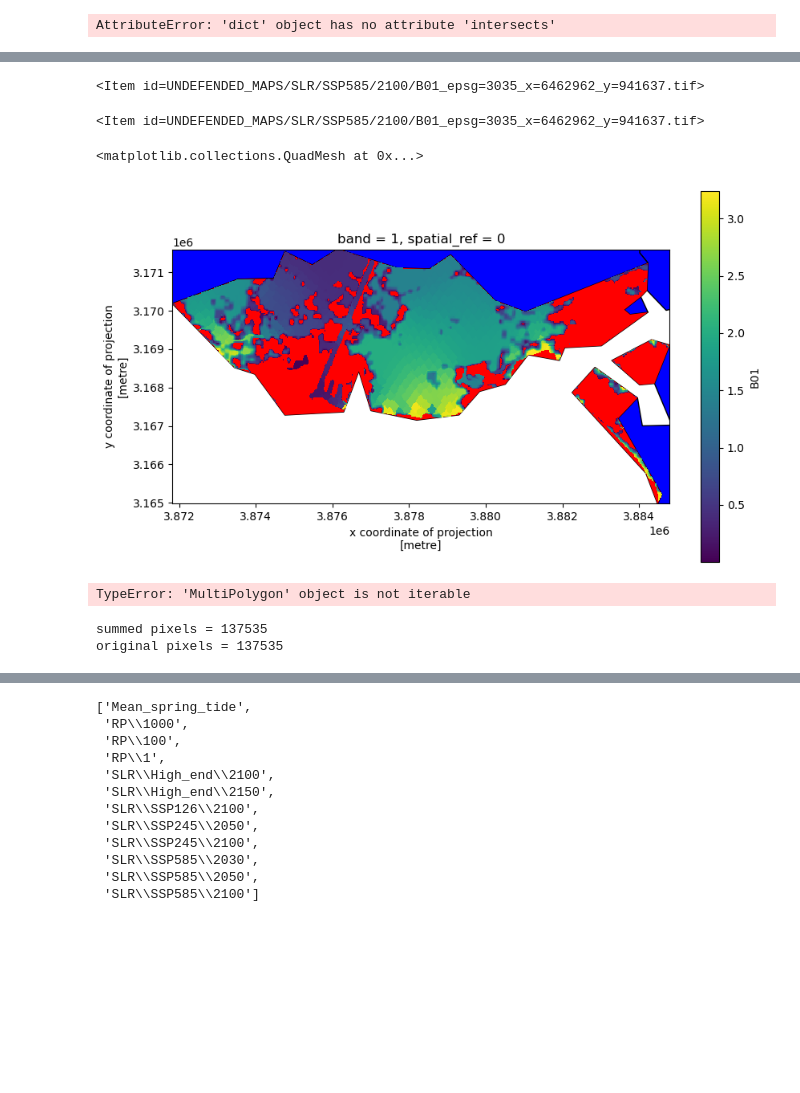
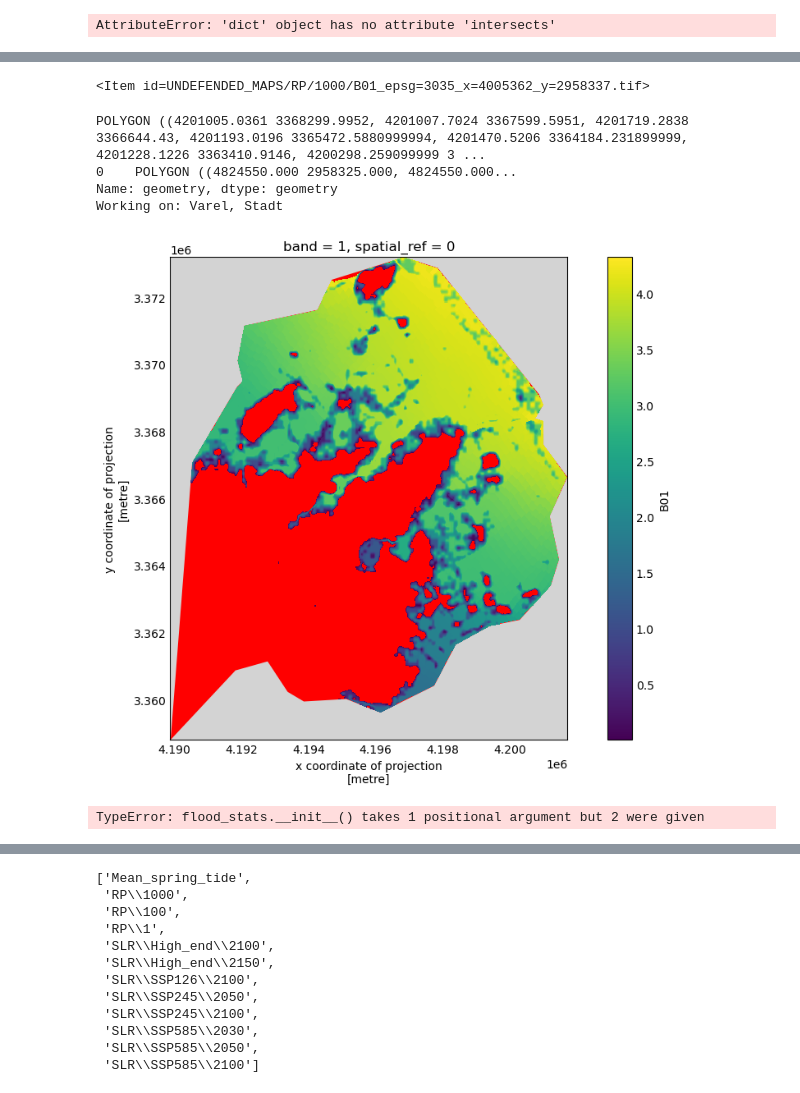
Before and after one commit to openearth/coclico-workbench, a Jupyter notebook: notebooks/POC_cfhp.ipynb, the cells around one changed output, grey strips where cells are left out. Saved outputs shown, nothing was run; the diff lists cells and outputs as text; code cells hidden in the pictures; blank space fills up the shorter version.

```diff
--- a/notebooks/POC_cfhp.ipynb
+++ b/notebooks/POC_cfhp.ipynb
@@ -46,7 +47,3 @@ catalog = pystac_client.Client.open(
     "https://storage.googleapis.com/coclico-data-public/coclico/coclico-stac-cfhp/catalog.json"
 )
 collection = catalog.get_child(id = 'cfhp')
-# %%
-item = pystac.Item.from_file('https://storage.googleapis.com/coclico-data-public/coclico/coclico-stac-cfhp/cfhp/items/UNDEFENDED_MAPS/RP/1000/B01_epsg%3D3035_x%3D2366962_y%3D3777262.json')
-ds = rio.open_rasterio(item.assets['band_data'].href)
-ds
@@ -65,7 +60,7 @@ lau_data = gpd.read_file(lau_fp)
 lau_NL = lau_data.loc[lau_data["CNTR_CODE"] == "NL"]
 
 # Select one for testing
-lau = lau_data.loc[lau_data["LAU_NAME"] == "Vlissingen"]
+lau = lau_data.loc[lau_data["LAU_NAME"] == "Varel, Stadt"]
 
 lau.plot()
 # %% [output]
@@ -82,7 +77,7 @@ AttributeError: 'dict' object has no attribute 'intersects'
 # %%
 for i, item in enumerate(collection.get_all_items()):
 
-    if "UNDEFENDED_MAPS/RP/1000/B01_epsg=3035_x=3186162_y=2958337.tif" in item.id:
+    if "UNDEFENDED_MAPS/RP/1000/B01_epsg=3035_x=4005362_y=2958337.tif" in item.id:
         print(item.id)
         print(i)
         break
@@ -95,63 +90,95 @@ from shapely.geometry import shape
 cur_item_geom = gpd.GeoDataFrame(geometry=[shape(item.geometry)])
 
 [item_geom] = item.properties['proj:geometry']['coordinates']
-# %% [output]
-<Item id=UNDEFENDED_MAPS/SLR/SSP585/2100/B01_epsg=3035_x=6462962_y=941637.tif>
 # %%
 item
 # %% [output]
-<Item id=UNDEFENDED_MAPS/SLR/SSP585/2100/B01_epsg=3035_x=6462962_y=941637.tif>
+<Item id=UNDEFENDED_MAPS/RP/1000/B01_epsg=3035_x=4005362_y=2958337.tif>
 # %%
 item_test = gpd.GeoDataFrame(geometry = [shapely.Polygon(item_geom)])
 
 # Generate figure
 f, ax = plt.subplots(figsize=(10, 6))
 item_test.plot(ax=ax, color='lightgray', edgecolor='black')
 lau_NL.plot(ax=ax, color='blue', edgecolor='black')
 lau.plot(ax=ax, color='red')
 
 
 for i, cur_lau in lau.iterrows():
 
     if cur_lau['geometry'].intersects(item_test['geometry'])[0]:
 
         print(cur_lau['geometry'])
         print(item_test['geometry'])
 
         print('Working on: ' + str(cur_lau['LAU_NAME']))
         # Load raw band_data dataset
         ds = rio.open_rasterio(item.assets['band_data'].href)
 
         # Clip dataset to match AOI
         ds_clip = ds.rio.clip(cur_lau)
 
+        del ds
+
 # Adjust FillValue (NoData) to np.nan for plotting purposes
 ds_clip = ds_clip.where(ds_clip != ds_clip.attrs['_FillValue'],np.nan)
 # Plot data
 ds_clip.plot(ax=ax)
+
+del ds_clip
 # %% [output]
-<matplotlib.collections.QuadMesh at 0x...>
+POLYGON ((4201005.0361 3368299.9952, 4201007.7024 3367599.5951, 4201719.2838 3366644.43, 4201193.0196 3365472.5880999994, 4201470.5206 3364184.231899999, 4201228.1226 3363410.9146, 4200298.259099999 3 ...
+0    POLYGON ((4824550.000 2958325.000, 4824550.000...
+Name: geometry, dtype: geometry
+Working on: Varel, Stadt
-[figure, old version]
+[figure, new version]
-# %%
-print(type(shapely.Polygon(lau.geometry)))
-print(type(item_test['geometry']))
-# %% [output]
-TypeError: 'MultiPolygon' object is not iterable
 # %%
 # Compute statistics
 
 # Amount of noData's within dataset clipped to polygon
-n_nans = np.isnan(ds_clip.values).sum()
-n_less05 = np.array([ds_clip.values<0.5]).sum()
-n_more05 = np.array([ds_clip.values>0.5]).sum()
+class flood_stats:
+    def __init__(self):
 
-total = n_nans + n_less05 + n_more05
+        # Intialize empty lists
+        self.all_nans = []
+        self.all_less05 = []
+        self.all_more05 = []
+        self.all_total = []
 
-print('summed pixels = ' + str(total))
-print('original pixels = ' + str(np.size(ds_clip.values)))
+    def compute(self,ds):
+
+        self.ds = ds
+
+        self.n_nans = np.isnan(self.ds.values).sum()
+        self.n_less05 = np.array([self.ds.values<0.5]).sum()
+        self.n_more05 = np.array([self.ds.values>0.5]).sum()
+
+        self.total = self.n_nans + self.n_less05 + self.n_more05
+
+    def add_new_values(self):
+
+        # Append values to lists
+        self.all_nans.append(self.n_nans)
+        self.all_less05.append(self.n_less05)
+        self.all_more05.append(self.n_more05)
+        self.all_total.append(self.total)
+
+    def convert2arrays(self):
+
+        self.all_nans = np.array(self.all_nans)
+        self.all_less05 = np.array(self.all_less05)
+        self.all_more05 = np.array(self.all_more05)
+        self.all_total = np.array(self.all_total)
+
+if __name__ == '__main__':
+
+    clip_stats = flood_stats()
+    clip_stats.compute(ds_clip)
+
+    print('summed pixels = ' + str(clip_stats.total))
+    print('original pixels = ' + str(np.size(ds_clip.values)))
 # %% [output]
-summed pixels = 137535
-original pixels = 137535
+TypeError: flood_stats.__init__() takes 1 positional argument but 2 were given
 # %%
 # Plot data
 import matplotlib.pyplot as plt
```
Also changed, not shown: parts of 11 cells of this notebook.
